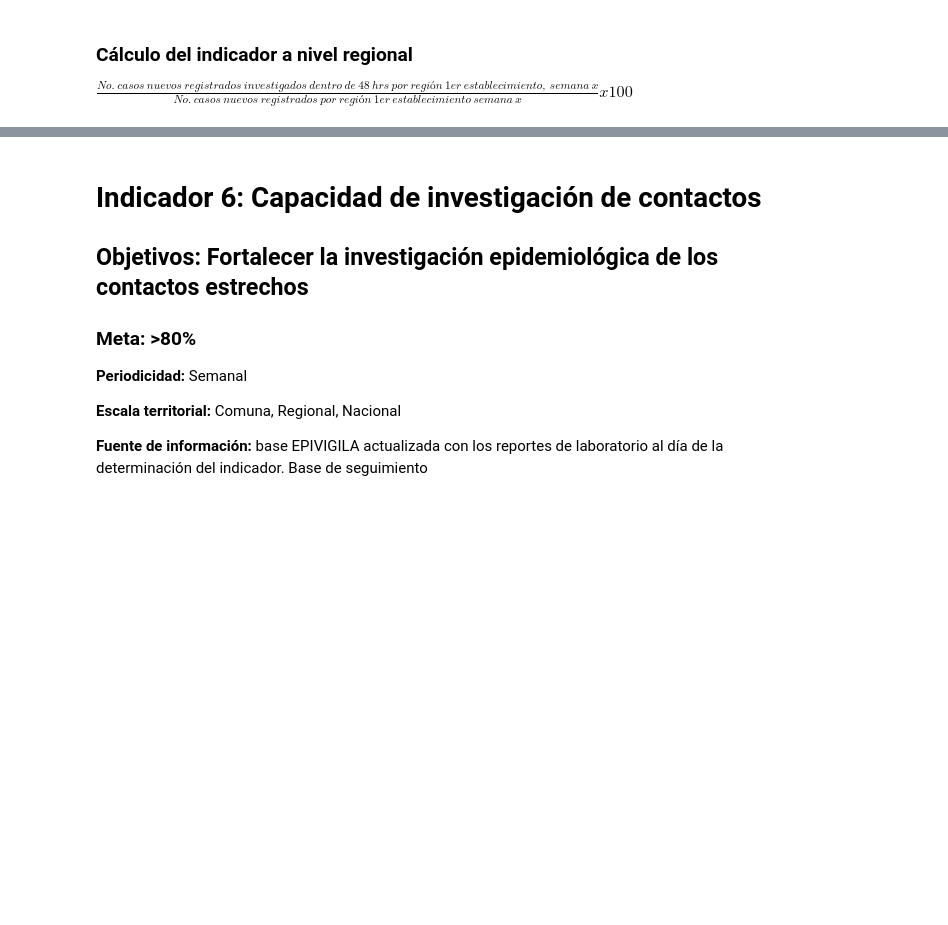
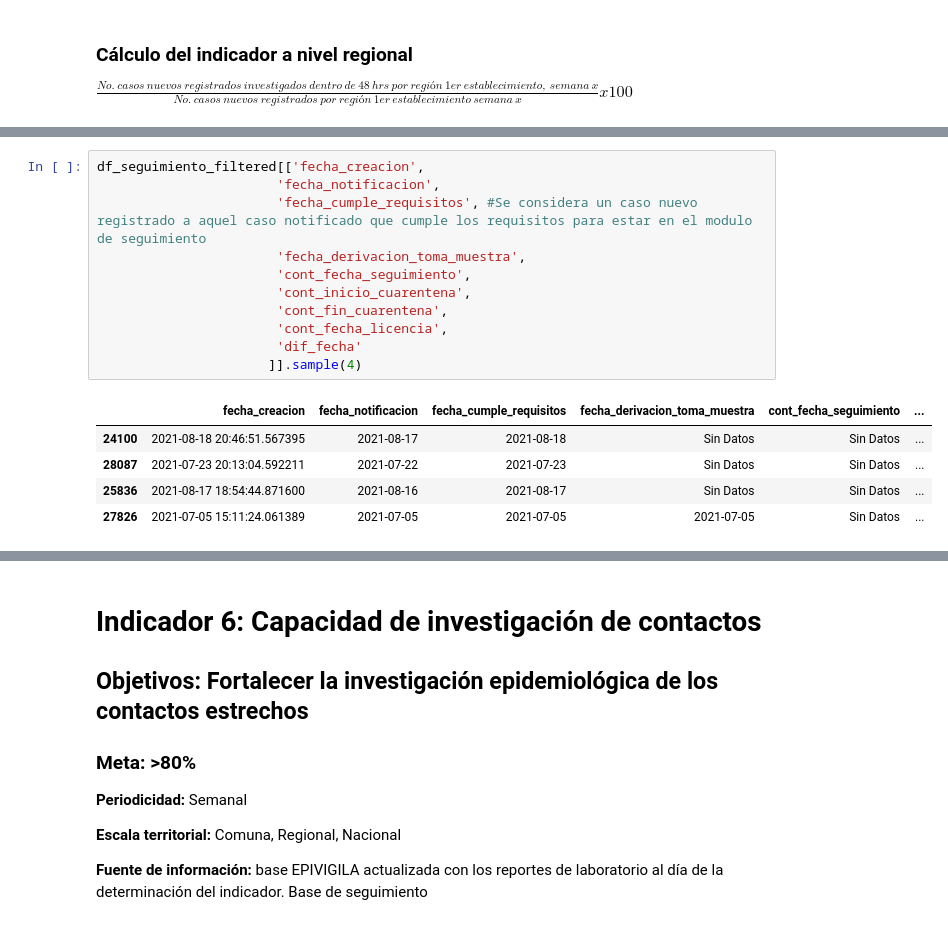
Before and after one commit to millacurafa/SeremiSaludAysenCovid, a Jupyter notebook: indicadores_trazabilidad.ipynb, the cells around one changed output, grey strips where cells are left out. Saved outputs shown, nothing was run; the diff lists cells and outputs as text; blank space fills up the shorter version.

```diff
--- a/indicadores_trazabilidad.ipynb
+++ b/indicadores_trazabilidad.ipynb
@@ -548,0 +638,17 @@ $\frac{No.\:casos\:nuevos\:registrados\:investigados\:dentro\:de\:48\:hrs\:por\:
+# %%
+df_seguimiento_filtered[['fecha_creacion',
+                       'fecha_notificacion',
+                       'fecha_cumple_requisitos', #Se considera un caso nuevo registrado a aquel caso notificado que cumple los requisitos para estar en el modulo de seguimiento
+                       'fecha_derivacion_toma_muestra',
+                       'cont_fecha_seguimiento',
+                       'cont_inicio_cuarentena',
+                       'cont_fin_cuarentena',
+                       'cont_fecha_licencia',
+                       'dif_fecha'
+                      ]].sample(4)
+# %% [output]
+|  | fecha_creacion | fecha_notificacion | fecha_cumple_requisitos | fecha_derivacion_toma_muestra | cont_fecha_seguimiento | ... |
+| 24100 | 2021-08-18 20:46:51.567395 | 2021-08-17 | 2021-08-18 | Sin Datos | Sin Datos | ... |
+| 28087 | 2021-07-23 20:13:04.592211 | 2021-07-22 | 2021-07-23 | Sin Datos | Sin Datos | ... |
+| 25836 | 2021-08-17 18:54:44.871600 | 2021-08-16 | 2021-08-17 | Sin Datos | Sin Datos | ... |
+| 27826 | 2021-07-05 15:11:24.061389 | 2021-07-05 | 2021-07-05 | 2021-07-05 | Sin Datos | ... |
```
Also changed, not shown: parts of 45 cells of this notebook, 2 other files.
